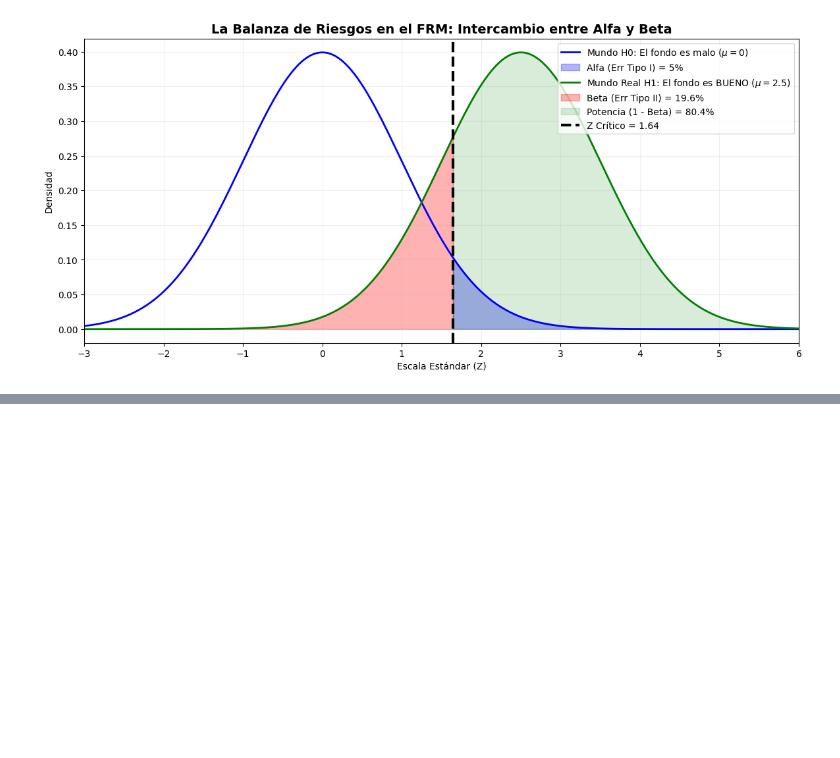
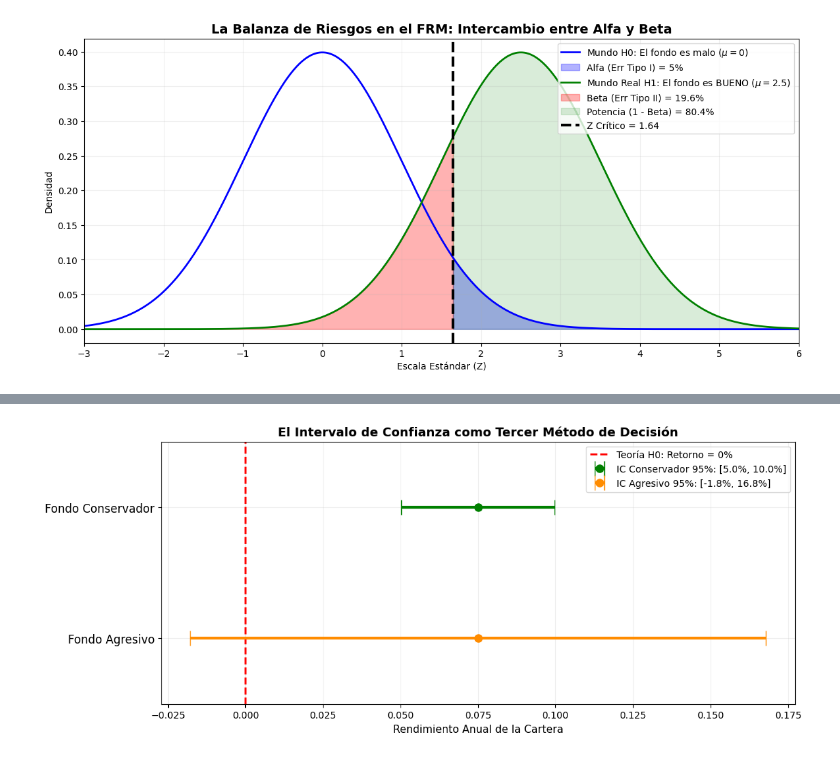
Before and after one commit to ADRIANVM117/quant-research-notes, a Jupyter notebook: quant_analysis/hyphotesis_testing.ipynb, the cells around one changed output, grey strips where cells are left out. Cells and saved outputs as stored; diff of their text form; code cells hidden in the pictures; blank space fills up the shorter version.

```diff
--- a/quant_analysis/hyphotesis_testing.ipynb
+++ b/quant_analysis/hyphotesis_testing.ipynb
@@ -509,0 +549,47 @@ plt.show()
+# %%
+# calcular el Intervalo de Confianza del 95% para la media de la cartera en dos escenarios:
+# el Fondo Conservador (donde rechazamos H_0) y el Fondo Agresivo (donde no pudimos rechazar H_0).
+
+import numpy as np
+import scipy.stats as stats
+import matplotlib.pyplot as plt
+
+# Parámetros comunes
+media_muestra = 0.075  # 7.5% de retorno estimado
+mu_0 = 0.00            # El cero de H0
+z_critico_2colas = stats.norm.ppf(1 - 0.05/2) # 1.96 (Para un IC del 95%)
+
+# ESCENARIO A: Fondo Conservador (Error estándar chico = 1.26%)
+se_conservador = 0.0126
+margen_cons = z_critico_2colas * se_conservador
+ic_cons = (media_muestra - margen_cons, media_muestra + margen_cons)
+
+# ESCENARIO B: Fondo Agresivo (Error estándar grande = 4.74%)
+se_agresivo = 0.0474
+margen_agres = z_critico_2colas * se_agresivo
+ic_agres = (media_muestra - margen_agres, media_muestra + margen_agres)
+
+# Graficar los intervalos frente al cero de H0
+plt.figure(figsize=(12, 5))
+
+# Línea de referencia del Cero (H0)
+plt.axvline(mu_0, color='red', linestyle='--', lw=2, label='Teoría H0: Retorno = 0%')
+
+# Dibujar Intervalo Conservador
+plt.errorbar(media_muestra, 2, xerr=margen_cons, fmt='o', color='green',
+             markersize=8, capsize=8, lw=3, label=f'IC Conservador 95%: [{ic_cons[0]*100:.1f}%, {ic_cons[1]*100:.1f}%]')
+
+# Dibujar Intervalo Agresivo
+plt.errorbar(media_muestra, 1, xerr=margen_agres, fmt='o', color='darkorange',
+             markersize=8, capsize=8, lw=3, label=f'IC Agresivo 95%: [{ic_agres[0]*100:.1f}%, {ic_agres[1]*100:.1f}%]')
+
+# Detalles estéticos
+plt.ylim(0.5, 2.5)
+plt.yticks([1, 2], ['Fondo Agresivo', 'Fondo Conservador'], fontsize=12)
+plt.xlabel("Rendimiento Anual de la Cartera", fontsize=11)
+plt.title("El Intervalo de Confianza como Tercer Método de Decisión", fontsize=13, fontweight='bold')
+plt.grid(alpha=0.2)
+plt.legend(loc='upper right')
+plt.show()
+# %% [output]
+[figure, added]
```
Also changed, not shown: parts of 1 cell of this notebook.
